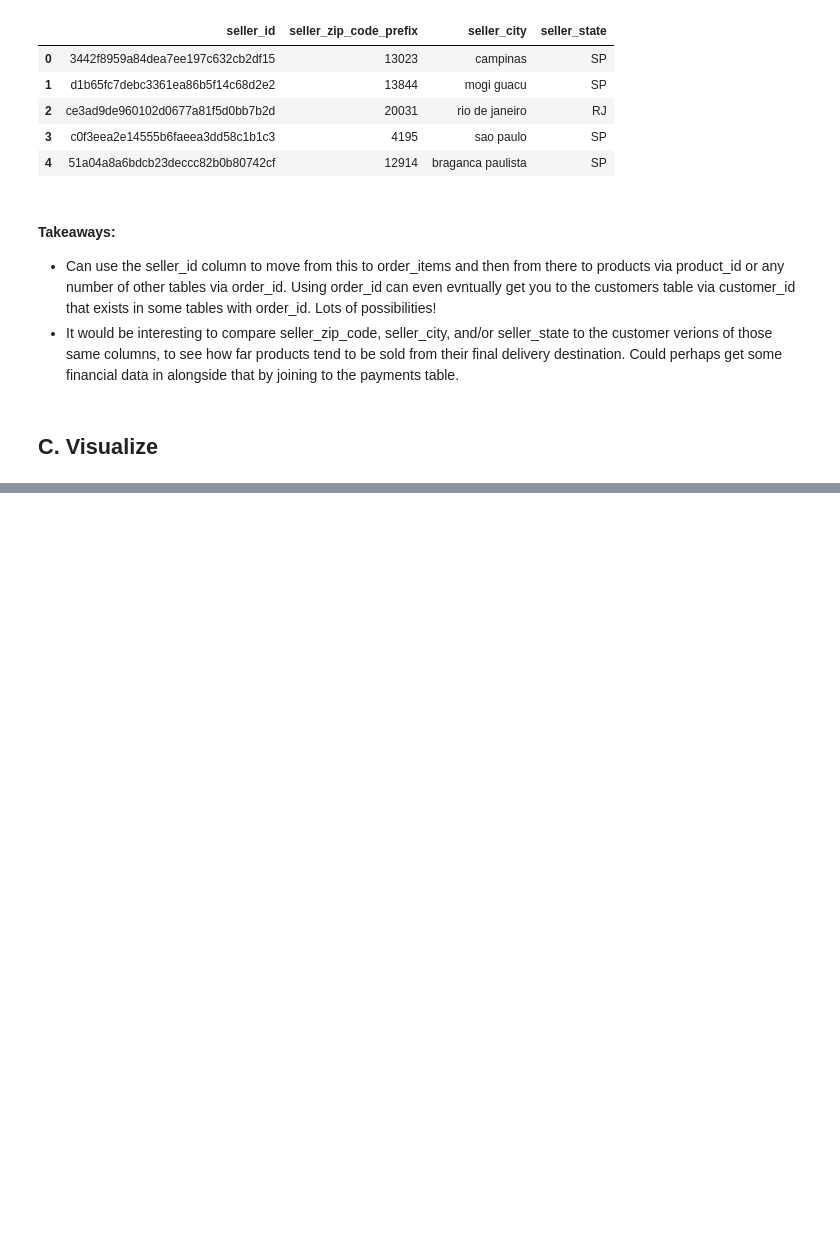
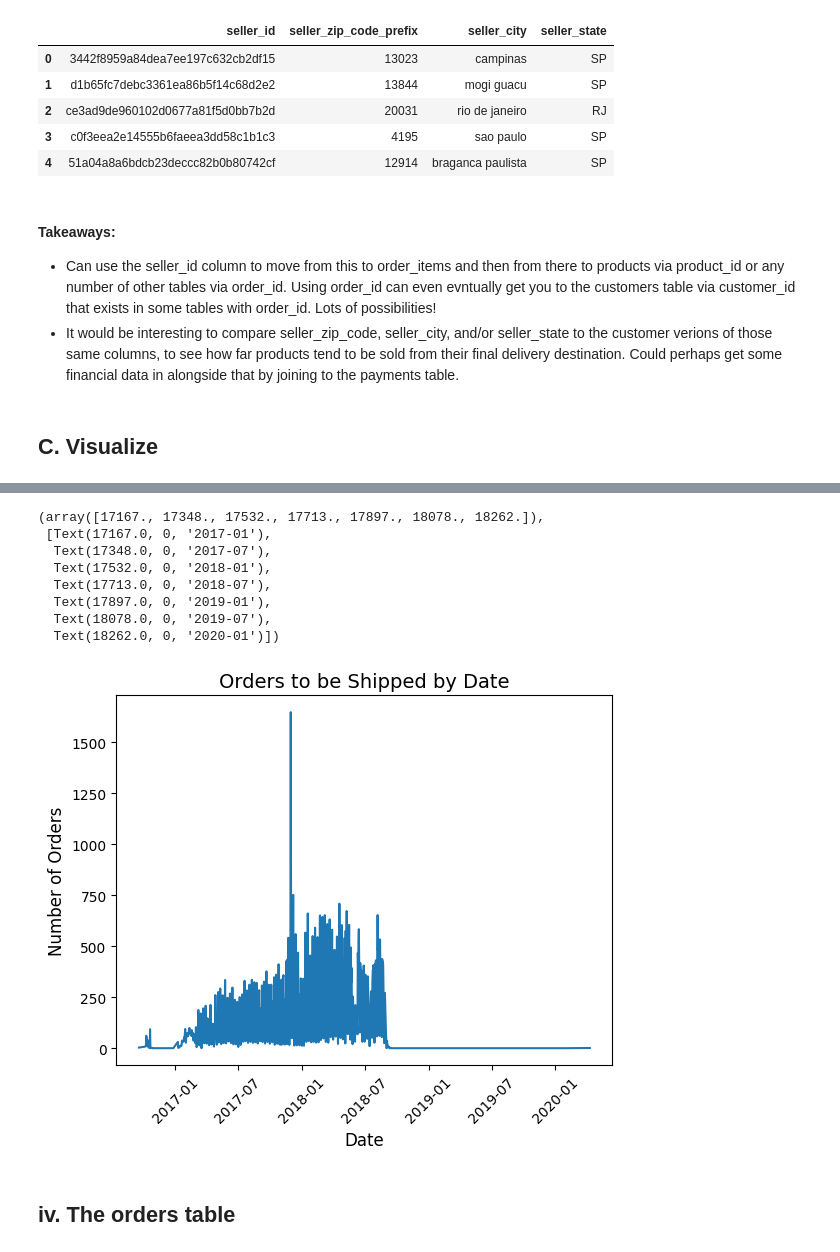
Before and after one commit to bradleytkay/python-practice-1-target-sales, a Jupyter notebook: target-sales-eda.ipynb, the cells around one changed output, grey strips where cells are left out. Cells and saved outputs as stored; diff of their text form; code cells hidden in the pictures; blank space fills up the shorter version.

```diff
--- a/target-sales-eda.ipynb
+++ b/target-sales-eda.ipynb
@@ -219,0 +299,30 @@ seller_df.head()
+# %%
+# Visualize how many orders must be shipped by a certain date
+
+# Make sure shipping_limit_date is in usable datetime format
+order_items_df['shipping_limit_date'] = pd.to_datetime(order_items_df['shipping_limit_date'], errors='coerce')
+
+# Extract the date portion of the datetime
+order_items_df['shipping_limit_date'] = order_items_df['shipping_limit_date'].dt.date
+
+# Group by order date and count the number of elements in each group
+shipping_counts = order_items_df.groupby('shipping_limit_date').size()
+
+# Plot the data
+shipping_counts.plot(kind='line')
+plt.title('Orders to be Shipped by Date', fontsize=14)
+plt.xlabel('Date', fontsize=12)
+plt.ylabel('Number of Orders', fontsize=12)
+plt.xticks(rotation=45)
+# %% [output]
+(array([17167., 17348., 17532., 17713., 17897., 18078., 18262.]),
+ [Text(17167.0, 0, '2017-01'),
+  Text(17348.0, 0, '2017-07'),
+  Text(17532.0, 0, '2018-01'),
+  Text(17713.0, 0, '2018-07'),
+  Text(17897.0, 0, '2019-01'),
+  Text(18078.0, 0, '2019-07'),
+  Text(18262.0, 0, '2020-01')])
+[figure, added]
+# %% [markdown]
+## iv. The orders table
```
Also changed, not shown: parts of 27 cells of this notebook.
